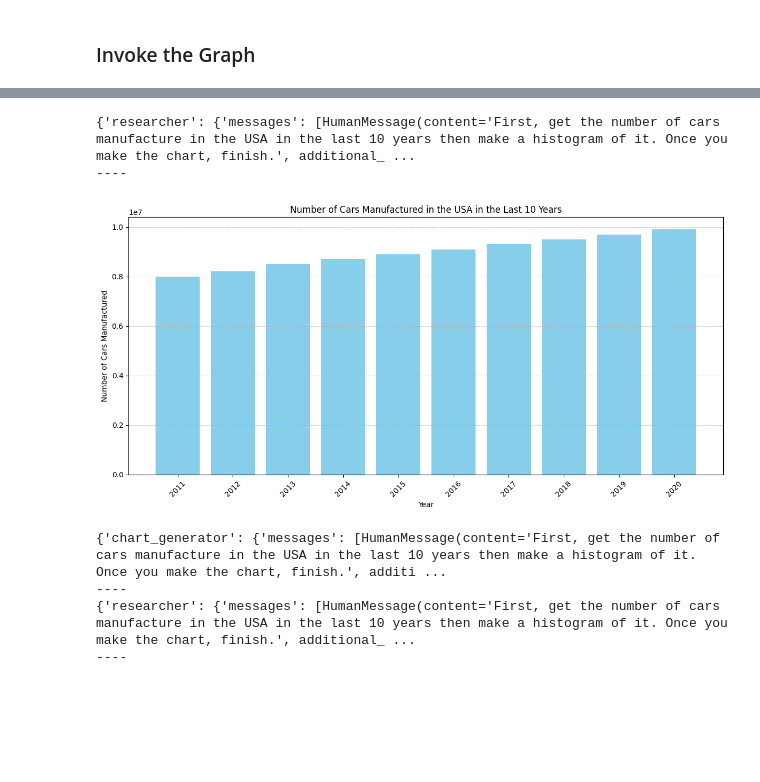
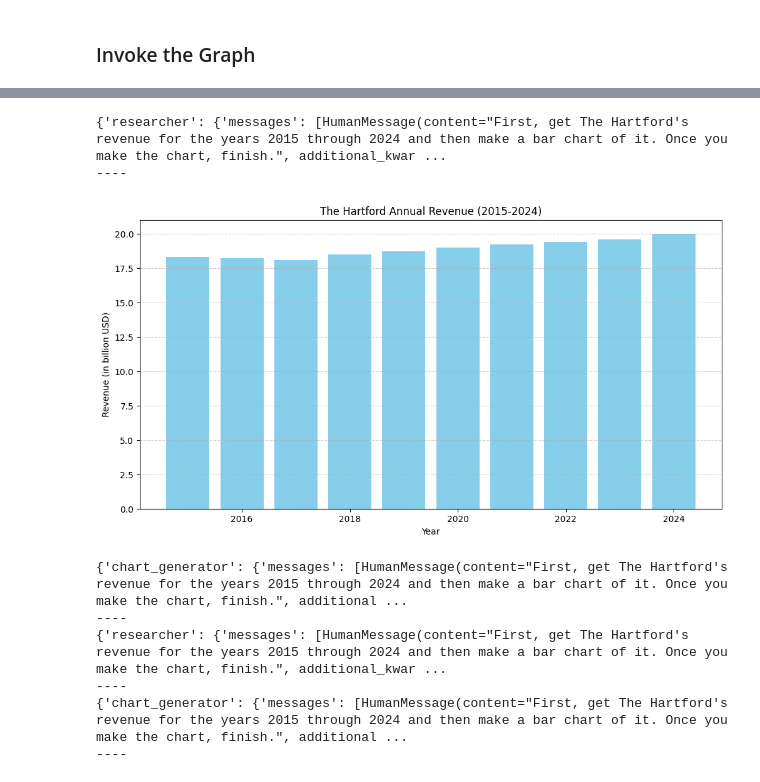
Before and after one commit to jhsears/genai_practice, a Jupyter notebook: langgraph_react_multiagent_collab copy.ipynb, the cells around one changed output, grey strips where cells are left out. Cells and saved outputs as stored; diff of their text form; code cells hidden in the pictures; blank space fills up the shorter version.

```diff
--- a/langgraph_react_multiagent_collab copy.ipynb
+++ b/langgraph_react_multiagent_collab copy.ipynb
@@ -202,25 +203,27 @@ for s in events:
 # %%
 events = graph.stream(
     {
         "messages": [
             (
                 "user",
-                "First, get the number of cars manufacture in the USA in the last 10 years then make a histogram of it. "
+                "First, get The Hartford's revenue for the years 2015 through 2024 and then make a bar chart of it. "
                 "Once you make the chart, finish.",
             )
         ],
     },
     # Maximum number of steps to take in the graph
     {"recursion_limit": 150},
 )
 for s in events:
     print(s)
     print("----")
 # %% [output]
-{'researcher': {'messages': [HumanMessage(content='First, get the number of cars manufacture in the USA in the last 10 years then make a histogram of it. Once you make the chart, finish.', additional_ ...
+{'researcher': {'messages': [HumanMessage(content="First, get The Hartford's revenue for the years 2015 through 2024 and then make a bar chart of it. Once you make the chart, finish.", additional_kwar ...
 ----
-[figure, old version]
+[figure, new version]
-{'chart_generator': {'messages': [HumanMessage(content='First, get the number of cars manufacture in the USA in the last 10 years then make a histogram of it. Once you make the chart, finish.', additi ...
+{'chart_generator': {'messages': [HumanMessage(content="First, get The Hartford's revenue for the years 2015 through 2024 and then make a bar chart of it. Once you make the chart, finish.", additional ...
 ----
-{'researcher': {'messages': [HumanMessage(content='First, get the number of cars manufacture in the USA in the last 10 years then make a histogram of it. Once you make the chart, finish.', additional_ ...
+{'researcher': {'messages': [HumanMessage(content="First, get The Hartford's revenue for the years 2015 through 2024 and then make a bar chart of it. Once you make the chart, finish.", additional_kwar ...
 ----
+{'chart_generator': {'messages': [HumanMessage(content="First, get The Hartford's revenue for the years 2015 through 2024 and then make a bar chart of it. Once you make the chart, finish.", additional ...
+----
```
Also changed, not shown: parts of 1 cell of this notebook.
